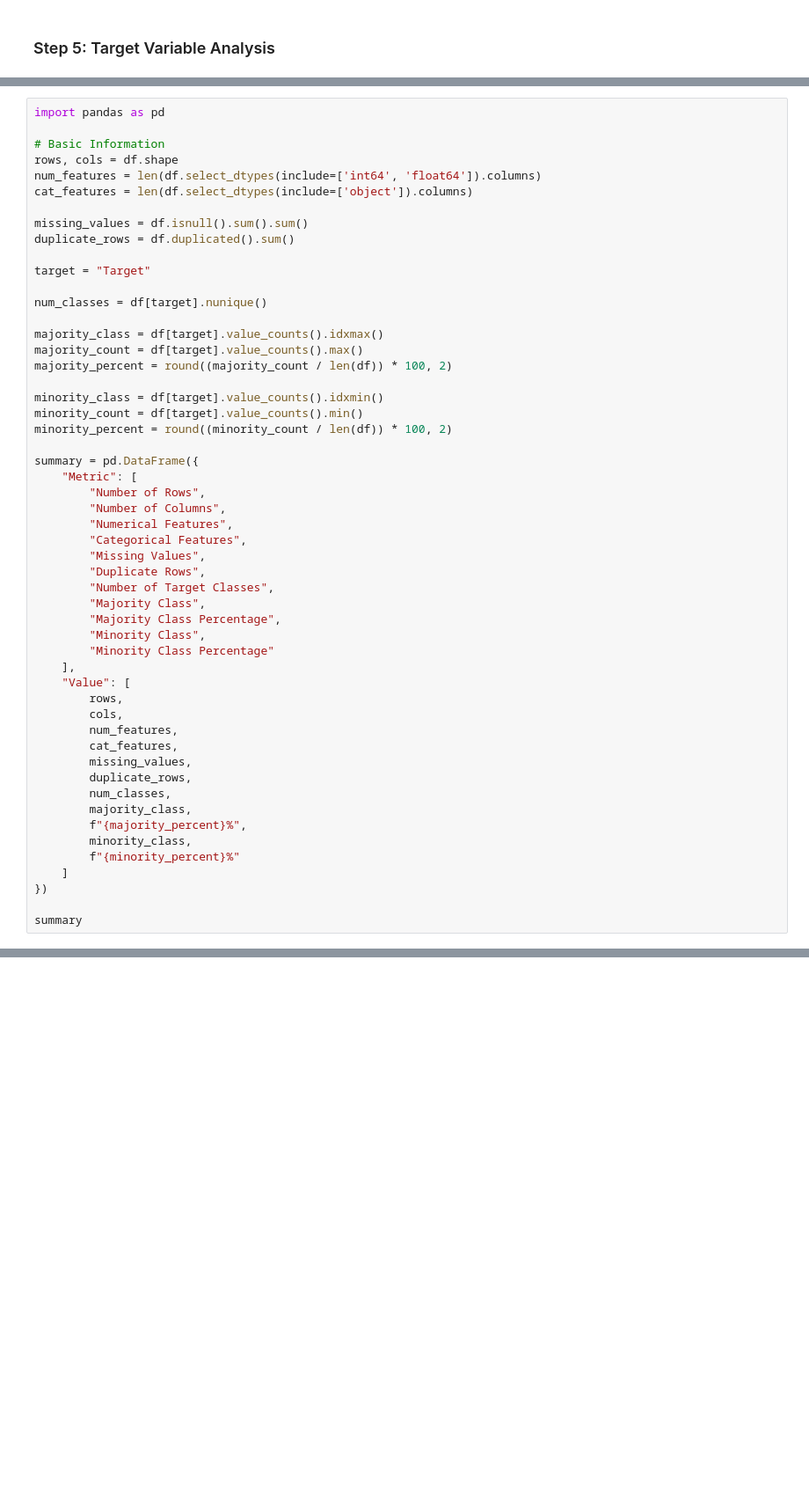
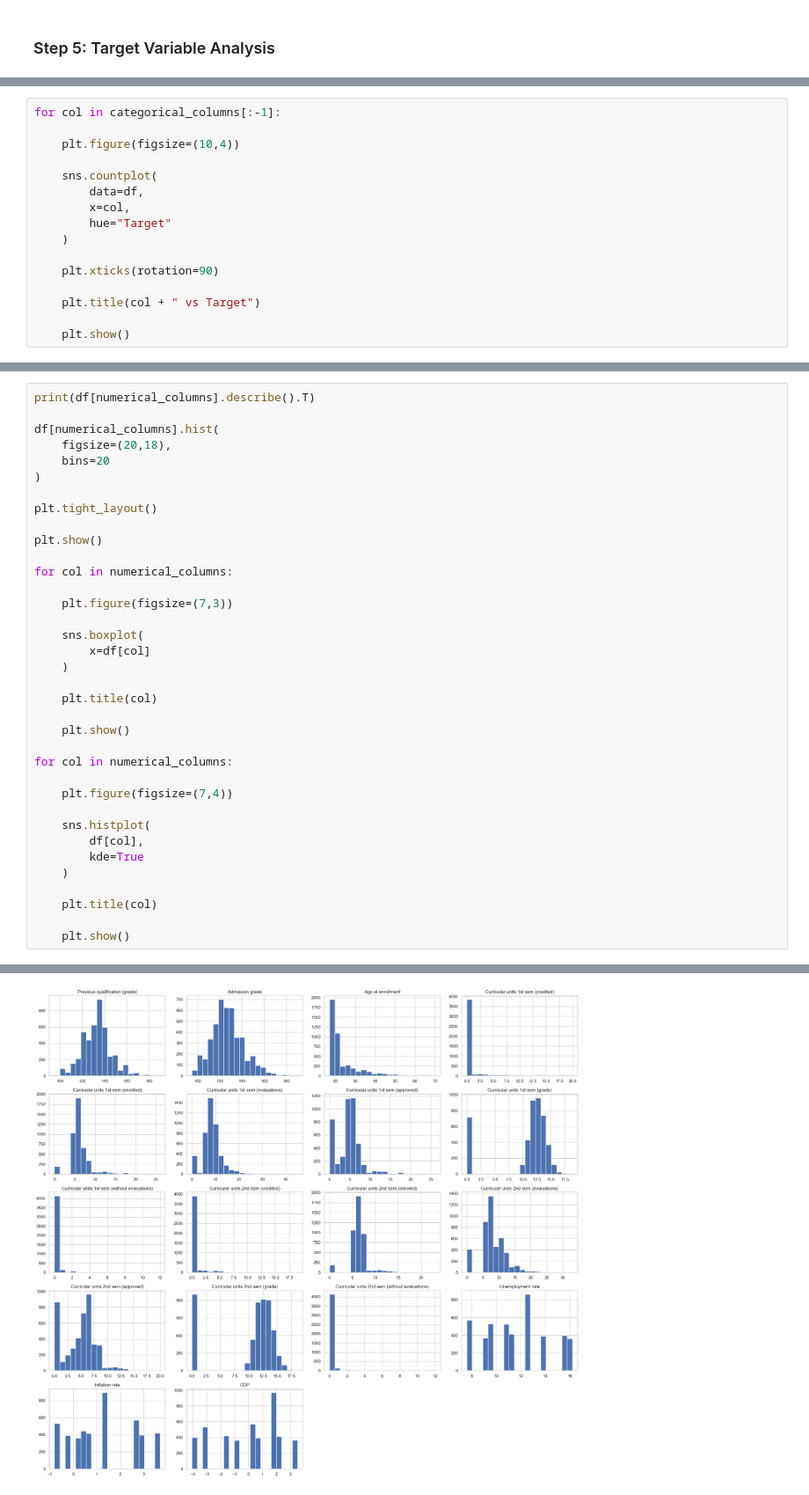
Before and after one commit to sravivarman/ml_assignment_2_2025da04030, a Jupyter notebook: EDA.ipynb, the cells around one changed output, grey strips where cells are left out. Shown at 88% size. Saved outputs shown, nothing was run; the diff lists cells and outputs as text; blank space fills up the shorter version.

```diff
--- a/EDA.ipynb
+++ b/EDA.ipynb
@@ -150,0 +305,16 @@ Categorical Features
+# %%
+for col in categorical_columns[:-1]:
+
+    plt.figure(figsize=(10,4))
+
+    sns.countplot(
+        data=df,
+        x=col,
+        hue="Target"
+    )
+
+    plt.xticks(rotation=90)
+
+    plt.title(col + " vs Target")
+
+    plt.show()
@@ -153,54 +337,37 @@ Categorical Features
 # %%
-import pandas as pd
+print(df[numerical_columns].describe().T)
 
-# Basic Information
-rows, cols = df.shape
-num_features = len(df.select_dtypes(include=['int64', 'float64']).columns)
-cat_features = len(df.select_dtypes(include=['object']).columns)
+df[numerical_columns].hist(
+    figsize=(20,18),
+    bins=20
+)
 
-missing_values = df.isnull().sum().sum()
-duplicate_rows = df.duplicated().sum()
+plt.tight_layout()
 
-target = "Target"
+plt.show()
 
-num_classes = df[target].nunique()
+for col in numerical_columns:
 
-majority_class = df[target].value_counts().idxmax()
-majority_count = df[target].value_counts().max()
-majority_percent = round((majority_count / len(df)) * 100, 2)
+    plt.figure(figsize=(7,3))
 
-minority_class = df[target].value_counts().idxmin()
-minority_count = df[target].value_counts().min()
-minority_percent = round((minority_count / len(df)) * 100, 2)
+    sns.boxplot(
+        x=df[col]
+    )
 
-summary = pd.DataFrame({
-    "Metric": [
-        "Number of Rows",
-        "Number of Columns",
-        "Numerical Features",
-        "Categorical Features",
-        "Missing Values",
-        "Duplicate Rows",
-        "Number of Target Classes",
-        "Majority Class",
-        "Majority Class Percentage",
-        "Minority Class",
-        "Minority Class Percentage"
-    ],
-    "Value": [
-        rows,
-        cols,
-        num_features,
-        cat_features,
-        missing_values,
-        duplicate_rows,
-        num_classes,
-        majority_class,
-        f"{majority_percent}%",
-        minority_class,
-        f"{minority_percent}%"
-    ]
-})
+    plt.title(col)
 
-summary
+    plt.show()
+
+for col in numerical_columns:
+
+    plt.figure(figsize=(7,4))
+
+    sns.histplot(
+        df[col],
+        kde=True
+    )
+
+    plt.title(col)
+
+    plt.show()
 # %% [output]
@@ -218,0 +391 @@ summary
+[figure, added]
```
Also changed, not shown: parts of 16 cells of this notebook, 1 other file.
